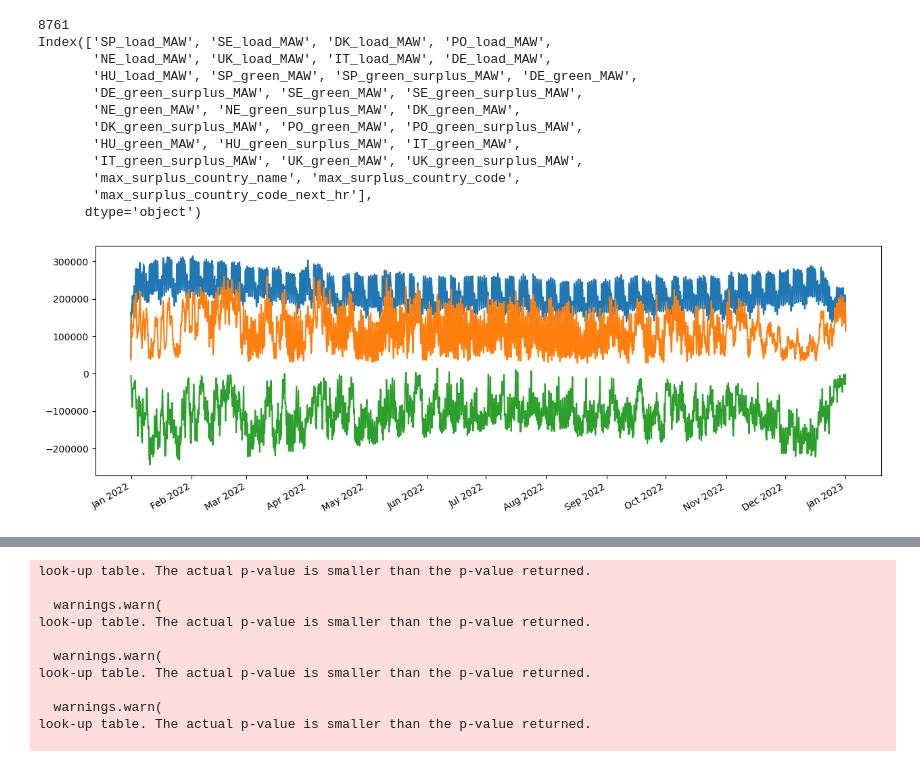
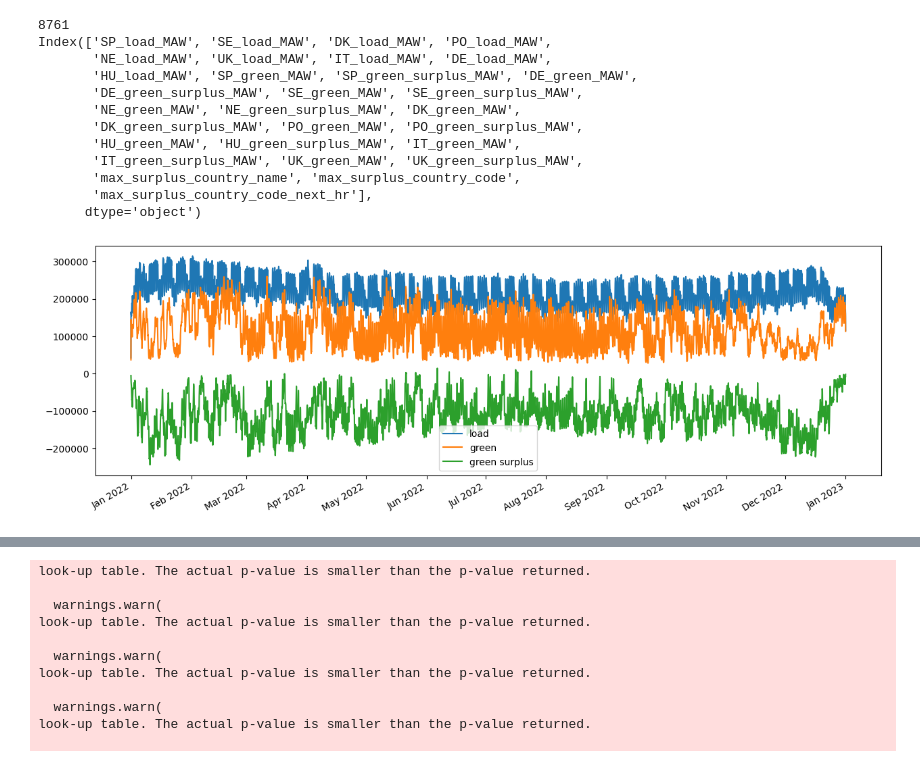
Before and after one commit to hikotei/2023_11_18-SE-Europe-Data_Challenge, a Jupyter notebook: 2023_11_20 data analysis.ipynb, the cells around one changed output, grey strips where cells are left out. Cells and saved outputs as stored; diff of their text form; code cells hidden in the pictures.

```diff
--- a/2023_11_20 data analysis.ipynb
+++ b/2023_11_20 data analysis.ipynb
@@ -20,5 +20,7 @@ os.chdir(main_cwd)
 
 os.chdir('./data')
 df_main = pd.read_csv('processed_data.csv')
+df_main.set_index('timestamp', inplace=True)
+df_main.index = pd.to_datetime(df_main.index)
 df_main.columns
 # %% [output]
@@ -55,21 +57,21 @@ Index(['SP_load_MAW', 'SE_load_MAW', 'DK_load_MAW', 'PO_load_MAW',
 # %%
 plt.figure(figsize=(15,5))
 
 # plt.plot(df_simp['UK_load_MAW'])
 # plt.plot(df_simp['UK_green_MAW'])
 # plt.plot(df_simp['UK_green_surplus_MAW'])
 
-plt.plot(df_simp['DE_load_MAW'])
-plt.plot(df_simp['DE_green_MAW'])
-plt.plot(df_simp['DE_green_surplus_MAW'])
+plt.plot(df_simp['DE_load_MAW'], label='load')
+plt.plot(df_simp['DE_green_MAW'], label='green')
+plt.plot(df_simp['DE_green_surplus_MAW'], label='green surplus')
 
 # Set x-axis locator and formatter for monthly labels
 plt.gca().xaxis.set_major_locator(mdates.MonthLocator())
 plt.gca().xaxis.set_major_formatter(mdates.DateFormatter('%b %Y'))
 
 # Rotate x-axis labels for better readability
 plt.gcf().autofmt_xdate()
-
+plt.legend()
 plt.show()
 # %% [output]
-[figure, old version]
+[figure, new version]
```
Also changed, not shown: parts of 14 cells of this notebook.
